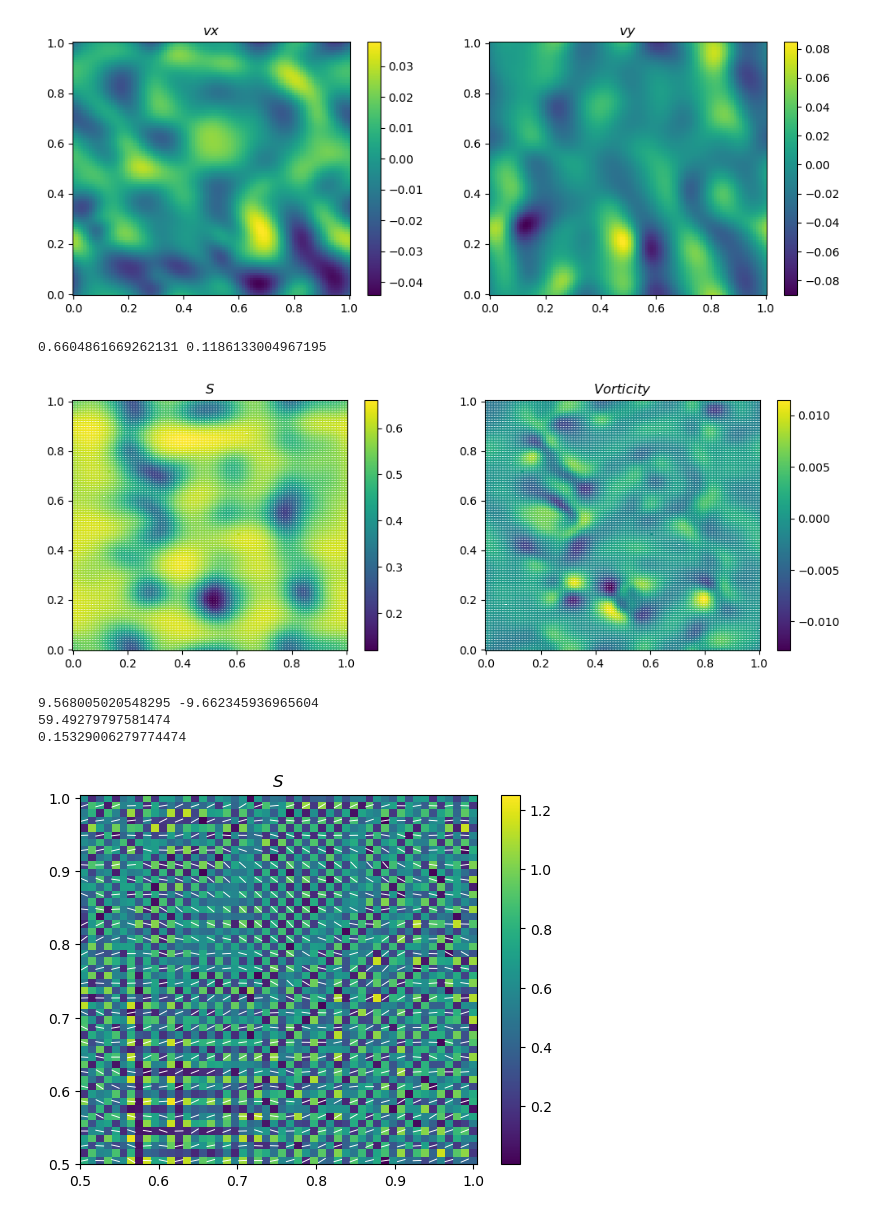
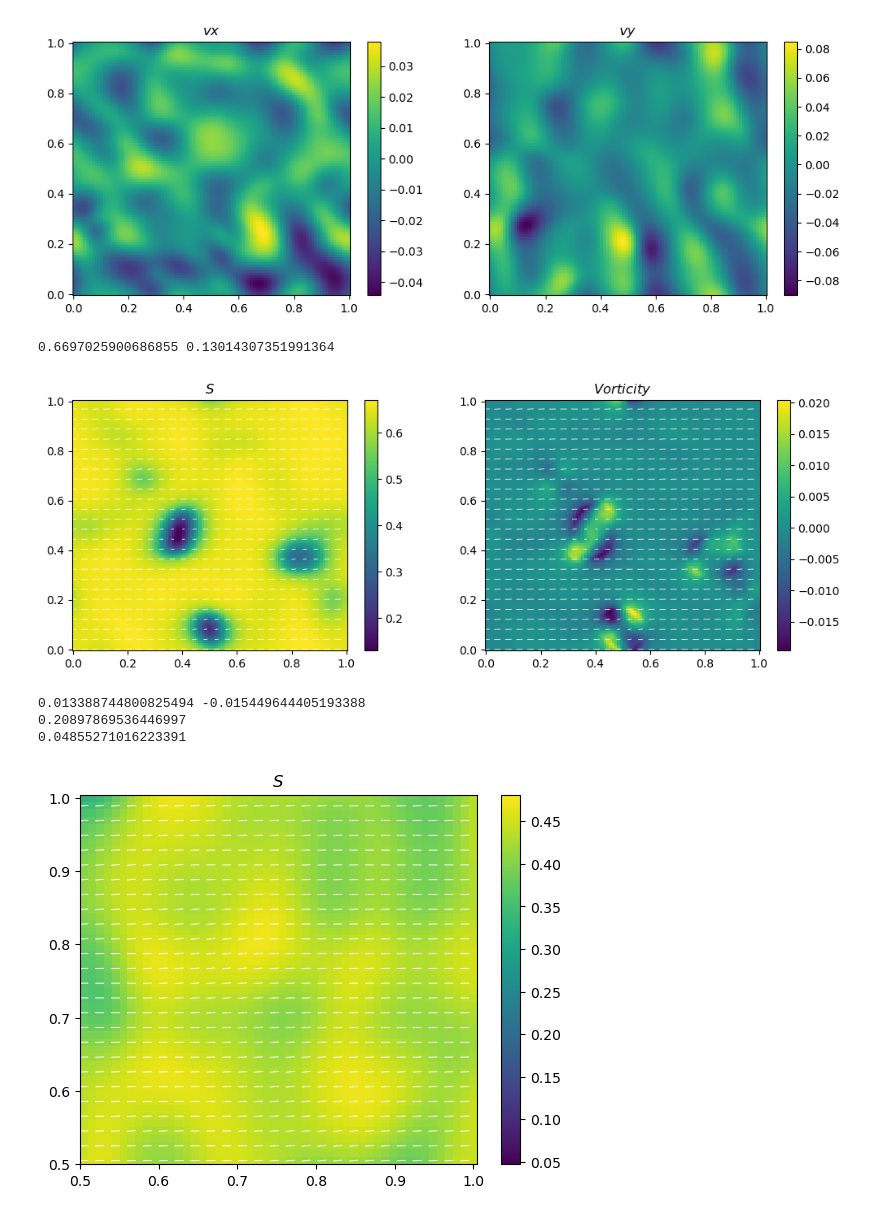
Before and after one commit to toshi-physics/myPSS, a Jupyter notebook: analysis/model_Q_v_rho/display_model_Q_v_rho.ipynb, the cells around one changed output. Drawn from its saved outputs; the diff is of its cells as text; code cells hidden in the pictures.

```diff
--- a/analysis/model_Q_v_rho/display_model_Q_v_rho.ipynb
+++ b/analysis/model_Q_v_rho/display_model_Q_v_rho.ipynb
@@ -10,11 +10,11 @@ rhoseed = 2.0 #0.9#0.16
 Pii     = 0.1
 
 lp = 1
-lq = 0.1
-ld = 2
-lc = 2
+lq = 0.5
+ld = 0.1
+lc = 1
 
-pdir = '../../data/model_Q_v_rho/gamma0_{:1.1f}_rhoseed_{}_pi_{:1.1f}/lp_{:1.2f}_lq_{:1.2f}_ld_{:1.2f}_lc_{:1.2f}/run_{:d}/'.format(Gamma0, rhoseed, Pii, lp, lq, ld, lc, run)
+pdir = '../../data/model_Q_v_rho_heaviside/gamma0_{:1.1f}_rhoseed_{}_pi_{:1.1f}/lp_{:1.2f}_lq_{:1.2f}_ld_{:1.2f}_lc_{:1.2f}/run_{:d}/'.format(Gamma0, rhoseed, Pii, lp, lq, ld, lc, run)
 
 datadir = pdir+'data/'
 
@@ -106,38 +106,38 @@ plt.show()
 # %%
 fig, ax=plt.subplots(figsize=(12,4),ncols=2)
 #colors = ['#c1272d', '#eecc16','#008176','#0000a7']
 #cmap1 = LinearSegmentedColormap.from_list("mycmap", colors)
 
-n=420
+n=823
 
 
 Qxx = np.loadtxt(datadir+'Qxx.csv.{:d}'.format(n), delimiter=',')
 Qxy = np.loadtxt(datadir+'Qxy.csv.{:d}'.format(n), delimiter=',')
 curldivQ = np.loadtxt(datadir+'curldivQ.csv.{:d}'.format(n), delimiter=',')
 S = np.sqrt(Qxx**2+Qxy**2)
 p_factor = 4
 theta = np.arctan2(Qxy, Qxx)/2
-Snx    = S*np.cos(theta)
-Sny    = S*np.sin(theta)
+Snx    = pixelate(S*np.cos(theta), p_factor)
+Sny    = pixelate(S*np.sin(theta), p_factor)
 print(np.max(S), np.min(S))
 
-plot1 = [ax[0].pcolormesh(xv, yv, S, cmap='viridis', vmin=np.min(S), vmax=np.max(S)), ax[0].quiver(xv,yv,Snx,Sny, color='w', pivot='middle', headlength=0, headaxislength=0)]
-plot2 = [ax[1].pcolormesh(xv, yv, curldivQ, cmap='viridis', vmin=np.min(curldivQ), vmax=np.max(curldivQ)), ax[1].quiver(xv,yv,Snx,Sny, color='w', pivot='middle', headlength=0, headaxislength=0)]
+plot1 = [ax[0].pcolormesh(xv, yv, S, cmap='viridis', vmin=np.min(S), vmax=np.max(S)), ax[0].quiver(xv[::p_factor, ::p_factor],yv[::p_factor, ::p_factor],Snx[::p_factor, ::p_factor],Sny[::p_factor, ::p_factor], color='w', pivot='middle', headlength=0, headaxislength=0)]
+plot2 = [ax[1].pcolormesh(xv, yv, curldivQ, cmap='viridis', vmin=np.min(curldivQ), vmax=np.max(curldivQ)), ax[1].quiver(xv[::p_factor, ::p_factor],yv[::p_factor, ::p_factor],Snx[::p_factor, ::p_factor],Sny[::p_factor, ::p_factor], color='w', pivot='middle', headlength=0, headaxislength=0)]
 
 fig.colorbar(plot1[0], ax=ax[0])
 fig.colorbar(plot2[0], ax=ax[1])
 ax[0].set_title(r"$ S $")
 ax[1].set_title(r"$ Vorticity $")
 plt.show()
 # %% [output]
-0.6604861669262131 0.1186133004967195
+0.6697025900686855 0.13014307351991364
-[figure, old version]
+[figure, new version]
 # %%
 fig, ax=plt.subplots()
 #colors = ['#c1272d', '#eecc16','#008176','#0000a7']
 #cmap1 = LinearSegmentedColormap.from_list("mycmap", colors)
 
-n=1990
+n=266
 
 charge = np.loadtxt(datadir+'curldivQ.csv.{:d}'.format(n), delimiter=',')
 Qxx = np.loadtxt(datadir+'Qxx.csv.{:d}'.format(n), delimiter=',')
@@ -171,7 +171,7 @@ plt.colorbar(ctrf[0])
 plt.title(r"$ S $")
 plt.show()
 # %% [output]
-9.568005020548295 -9.662345936965604
-59.49279797581474
-0.15329006279774474
+0.013388744800825494 -0.015449644405193388
+0.20897869536446997
+0.04855271016223391
-[figure, old version]
+[figure, new version]
```
Also changed, not shown: parts of 2 cells of this notebook, 7 other files.
